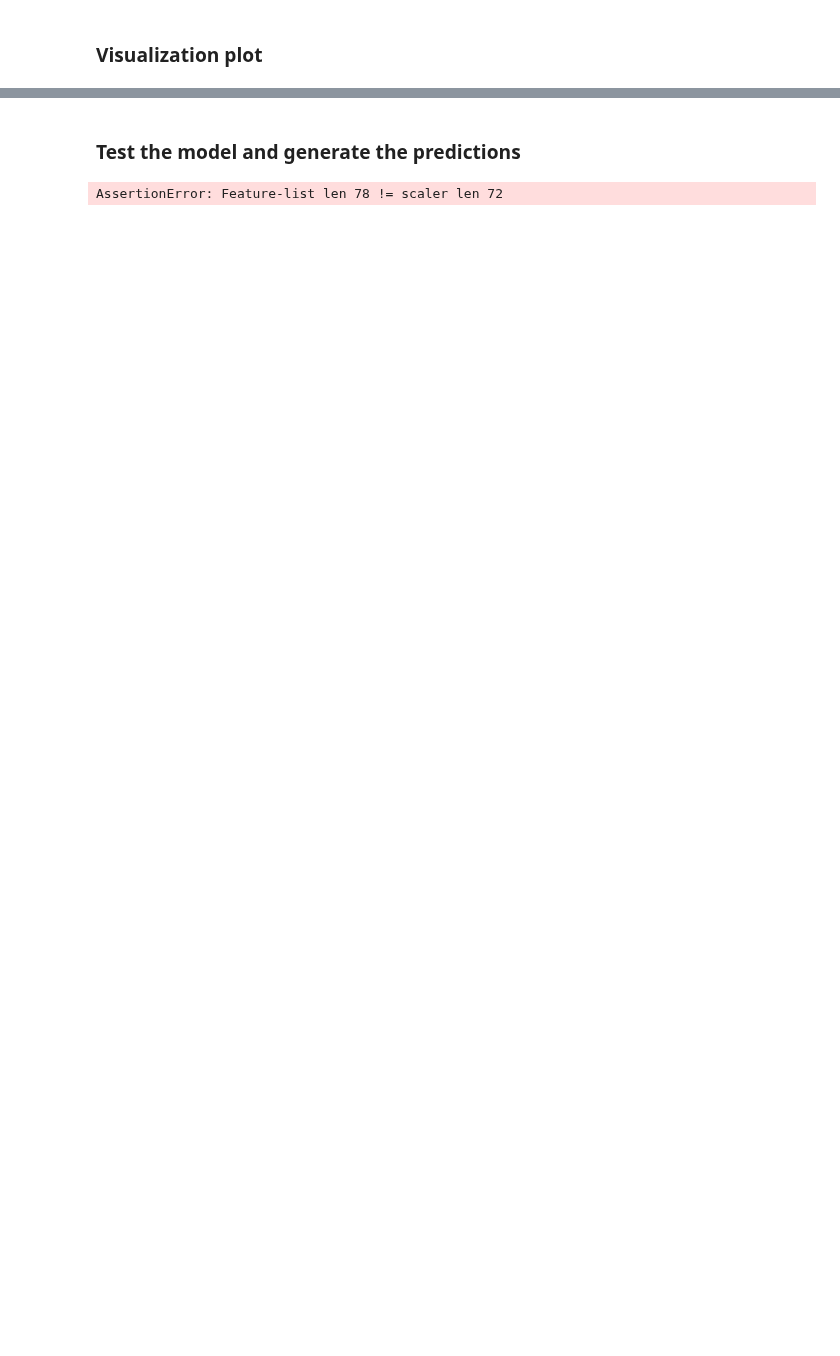
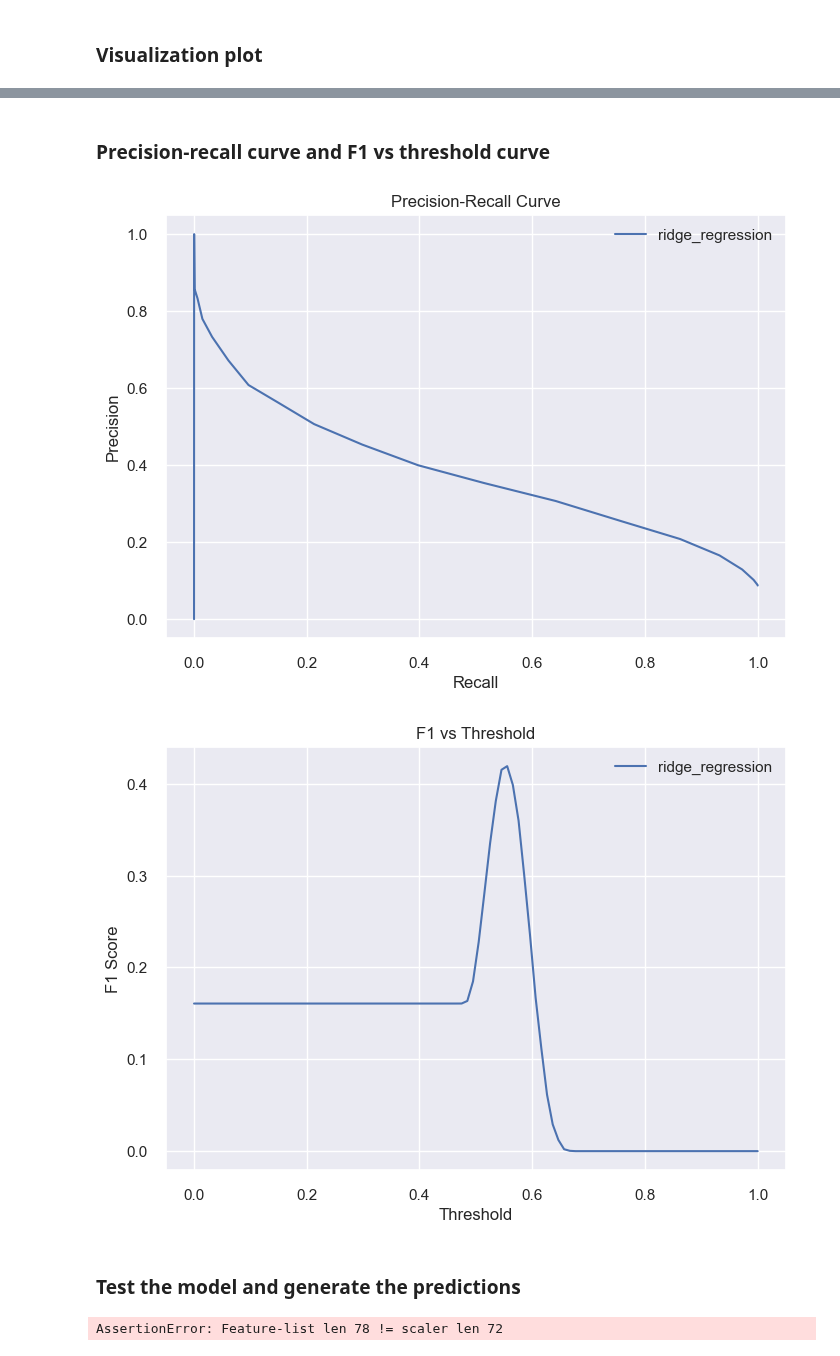
Before and after one commit to sofiasannino/cardiovascular-disease-classification, a Jupyter notebook: run.ipynb, the cells around one changed output, grey strips where cells are left out. Drawn from its saved outputs; the diff is of its cells as text; code cells hidden in the pictures; blank space fills up the shorter version.

```diff
--- a/run.ipynb
+++ b/run.ipynb
@@ -107,11 +83,9 @@ def make_balanced_subset(x_train_filtered, y_train, majority_class=-1, minority_
 # %%
 lambdas = [ 1e-4, 1e-3, 1e-2, 1e-1, 1, 1e1]  # regularization parameters list
 gammas = [1e-4, 1e-3, 1e-2, 1e-1, 0.5, 1] # step-size parameters list
-#max_iters = [100, 1000, 10000] # max iters list
-
-#lambdas = [ 1e-4, 1e-3, 1e-2, 1e-1]  # regularization parameters list
-#gammas = [1e-4, 1e-3, 1e-2, 1e-1] # step-size parameters list
 max_iters = [100] # max iters list
+k_folds = 5
+w_initial = np.zeros(x_train_split.shape[1])
 
 
 def compute_auc(y_true, y_scores):
@@ -150,3 +124,16 @@ def compute_accuracy(y_true, y_scores) :
     correct_pred = (y_true == y_scores)
     accuracy = np.mean(correct_pred) * 100
     return accuracy
+
+def compute_F1(y_true, y_pred):
+    # Convert to boolean arrays
+    y_true = np.asarray(y_true).astype(bool)
+    y_pred = np.asarray(y_pred).astype(bool)
+
+    # True positives, false positives, false negatives
+    tp = np.sum(y_pred & y_true)
+    fp = np.sum(y_pred & ~y_true)
+    fn = np.sum(~y_pred & y_true)
+
+    # F1 score
+    return 2*tp / (2*tp + fp + fn) if (2*tp + fp + fn) > 0 else 0
@@ -328,3 +516,48 @@ NameError: name 'param_grid' is not defined
+# %% [markdown]
+### Precision-recall curve and F1 vs threshold curve
+# %%
+def plot_precision_recall(y_true, y_score, method):
+    thresholds = np.linspace(0, 1, 100)
+    precision, recall = [], []
+    for t in thresholds:
+        y_pred = (y_score >= t).astype(int)
+        tp = np.sum((y_true == 1) & (y_pred == 1))
+        fp = np.sum((y_true == 0) & (y_pred == 1))
+        fn = np.sum((y_true == 1) & (y_pred == 0))
+        p = tp / (tp + fp + 1e-9)
+        r = tp / (tp + fn + 1e-9)
+        precision.append(p)
+        recall.append(r)
+
+    plt.plot(recall, precision, label=f"{method}")
+    plt.xlabel("Recall")
+    plt.ylabel("Precision")
+    plt.title("Precision-Recall Curve")
+    plt.legend()
+    plt.grid(True)
+    plt.show()
+
+def plot_f1_vs_threshold(y_true, y_score, method):
+    thresholds = np.linspace(0, 1, 100)
+    F1s = [compute_F1(y_true, (y_score >= t).astype(int)) for t in thresholds]
+    plt.plot(thresholds, F1s, label=f"{method}")
+    plt.xlabel("Threshold")
+    plt.ylabel("F1 Score")
+    plt.title("F1 vs Threshold")
+    plt.legend()
+    plt.grid(True)
+    plt.show()
+
+# Plot precision-recall curve
+w_opt, _ = ridge_regression(y_val_split, x_val_split, 0.001) # use best lambda found through k-cross validation
+y_score = sigmoid(x_val_split @ w_opt)
+plot_precision_recall(y_val_split, y_score, "ridge_regression")
+
+# Plot F1 score vs threshold
+plot_f1_vs_threshold(y_val_split, y_score, "ridge_regression")
+# %% [output]
+[figure, added]
+[figure, added]
 # %% [markdown]
 ### Test the model and generate the predictions
 # %%
```
Also changed, not shown: parts of 17 cells of this notebook, 28 other files.
